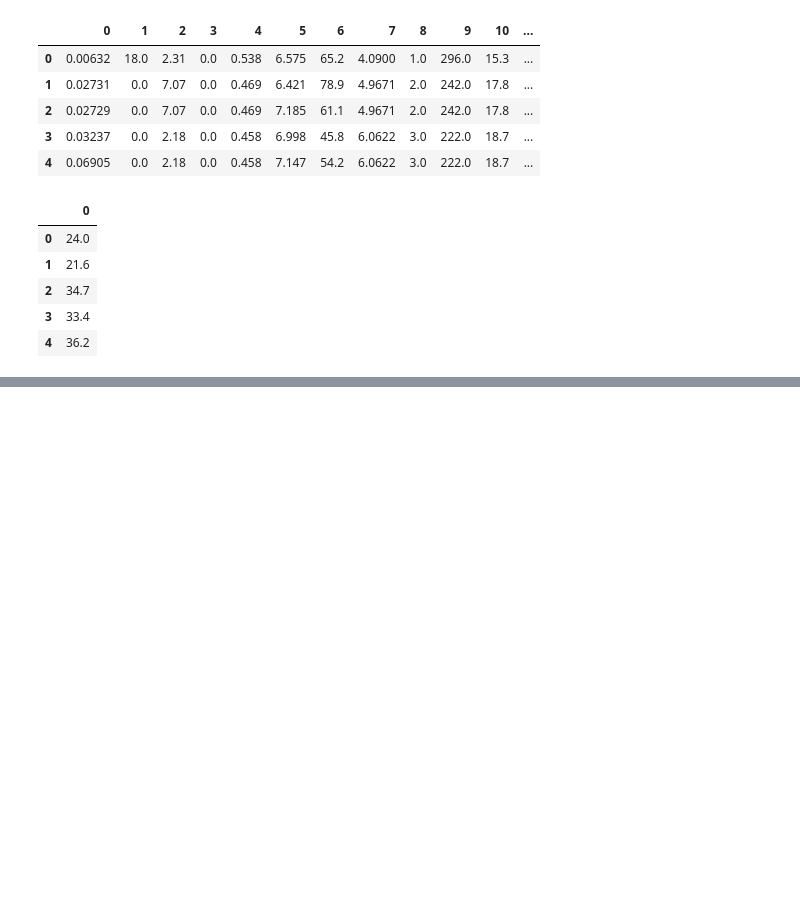
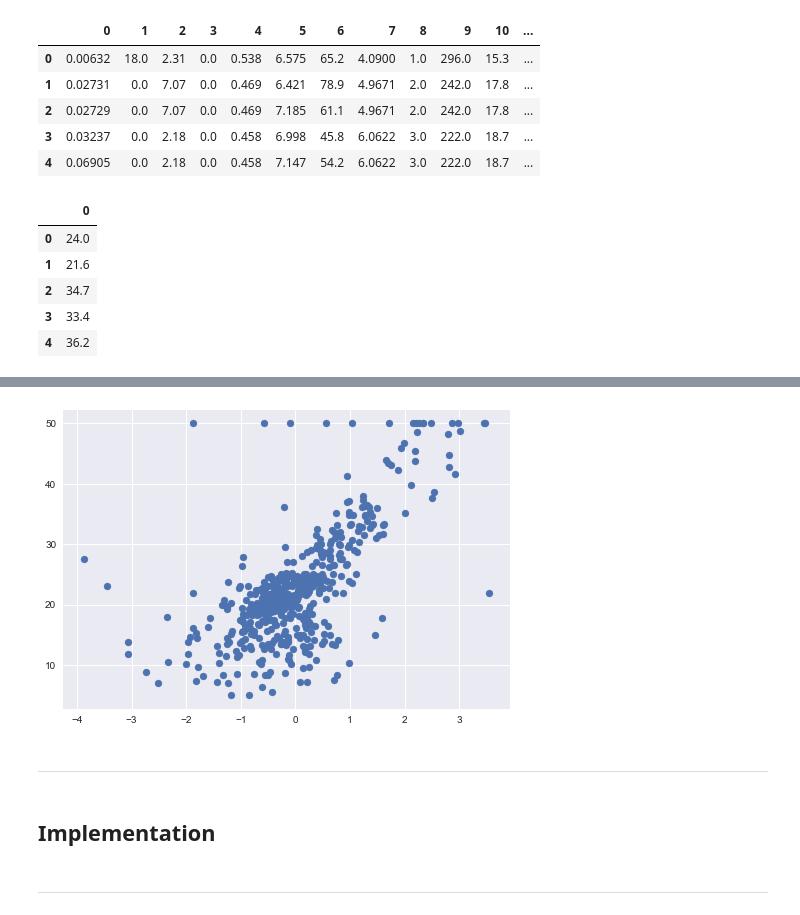
Before and after one commit to mayank-aggrwal/machine-learning-algorithms, a Jupyter notebook: Linear_Regression/LR_with_Multiple_Features.ipynb, the cells around one changed output, grey strips where cells are left out. Cells and saved outputs as stored; diff of their text form; code cells hidden in the pictures; blank space fills up the shorter version.

Commit message:
Update Linear regression implementation

```diff
--- a/Linear_Regression/LR_with_Multiple_Features.ipynb
+++ b/Linear_Regression/LR_with_Multiple_Features.ipynb
@@ -77,0 +130,6 @@ dfY.head()
+# %%
+u = np.mean(X, axis = 0)
+std = np.std(X, axis = 0)
+print("Mean:", u)
+print("Std:", std)
+print(u.shape, std.shape)
@@ -77,0 +146,2 @@ dfY.head()
+# %%
+X = (X - u) / std
@@ -77,0 +175,13 @@ dfY.head()
+# %%
+plt.style.use('seaborn')
+# %%
+plt.scatter(X[:, 5], y)
+plt.show()
+# %% [output]
+[figure, added]
+# %% [markdown]
+---
+# %% [markdown]
+## Implementation
+# %% [markdown]
+---
```
Also changed, not shown: parts of 29 cells of this notebook.
